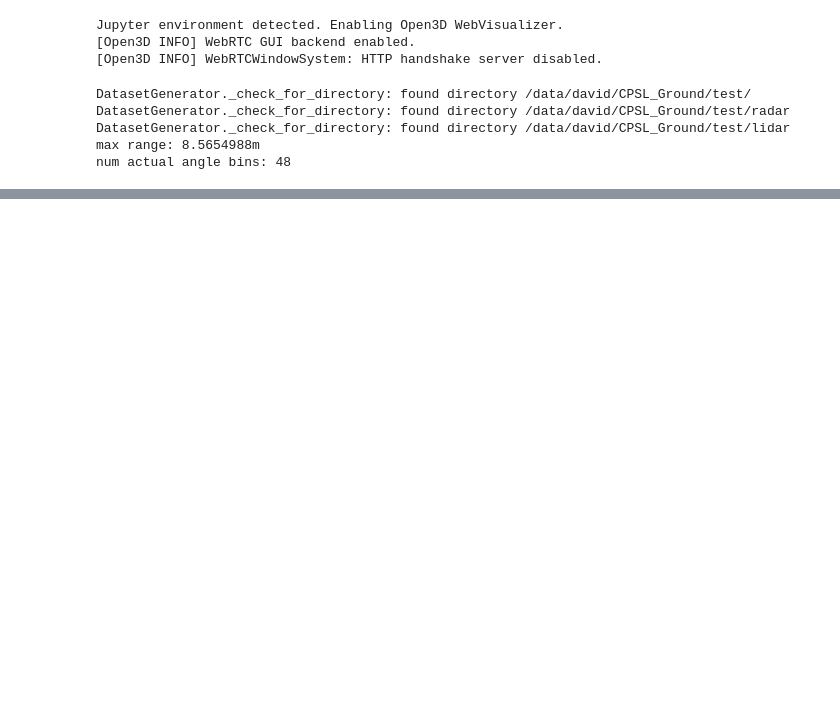
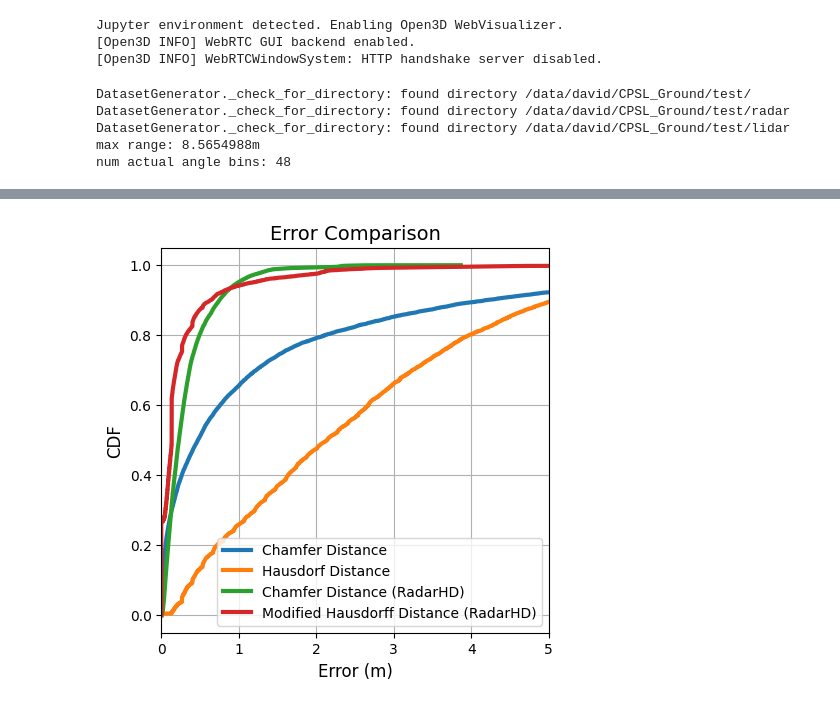
Before and after one commit to cpsl-research/radar-dev, a Jupyter notebook: Notebooks/view_results.ipynb, the cells around one changed output, grey strips where cells are left out. Drawn from its saved outputs; the diff is of its cells as text; code cells hidden in the pictures; blank space fills up the shorter version.

```diff
--- a/Notebooks/view_results.ipynb
+++ b/Notebooks/view_results.ipynb
@@ -97,7 +127,7 @@ result_analyzer = Analyzer(
     dataset_generator=dataset_generator,
     transforms_to_apply= unet_transforms,
     working_dir="working_dir/",
-    model_file_name="trained.pth",
+    model_file_name="averaging.pth",
     cuda_device="cuda:0"
 )
 # %%
@@ -113,0 +138,4 @@ Analyzer.compute_all_chamfer_hausdorff_distances: number failed predictoins 10 o
+# %%
+chamfer_distances, hausdorff_distances,chamfer_distances_radarHD, modified_hausdorff_distances_radarHD = result_analyzer.compute_all_distance_metrics()
+
+result_analyzer.show_summary_statistics(chamfer_distances,hausdorff_distances,chamfer_distances_radarHD, modified_hausdorff_distances_radarHD)
@@ -113,0 +149,4 @@ Analyzer.compute_all_chamfer_hausdorff_distances: number failed predictoins 10 o
+# %%
+result_analyzer.plot_distance_metrics_cdfs(chamfer_distances,hausdorff_distances,chamfer_distances_radarHD,modified_hausdorff_distances_radarHD)
+# %% [output]
+[figure, added]
```
Also changed, not shown: parts of 4 cells of this notebook, 11 other files.
